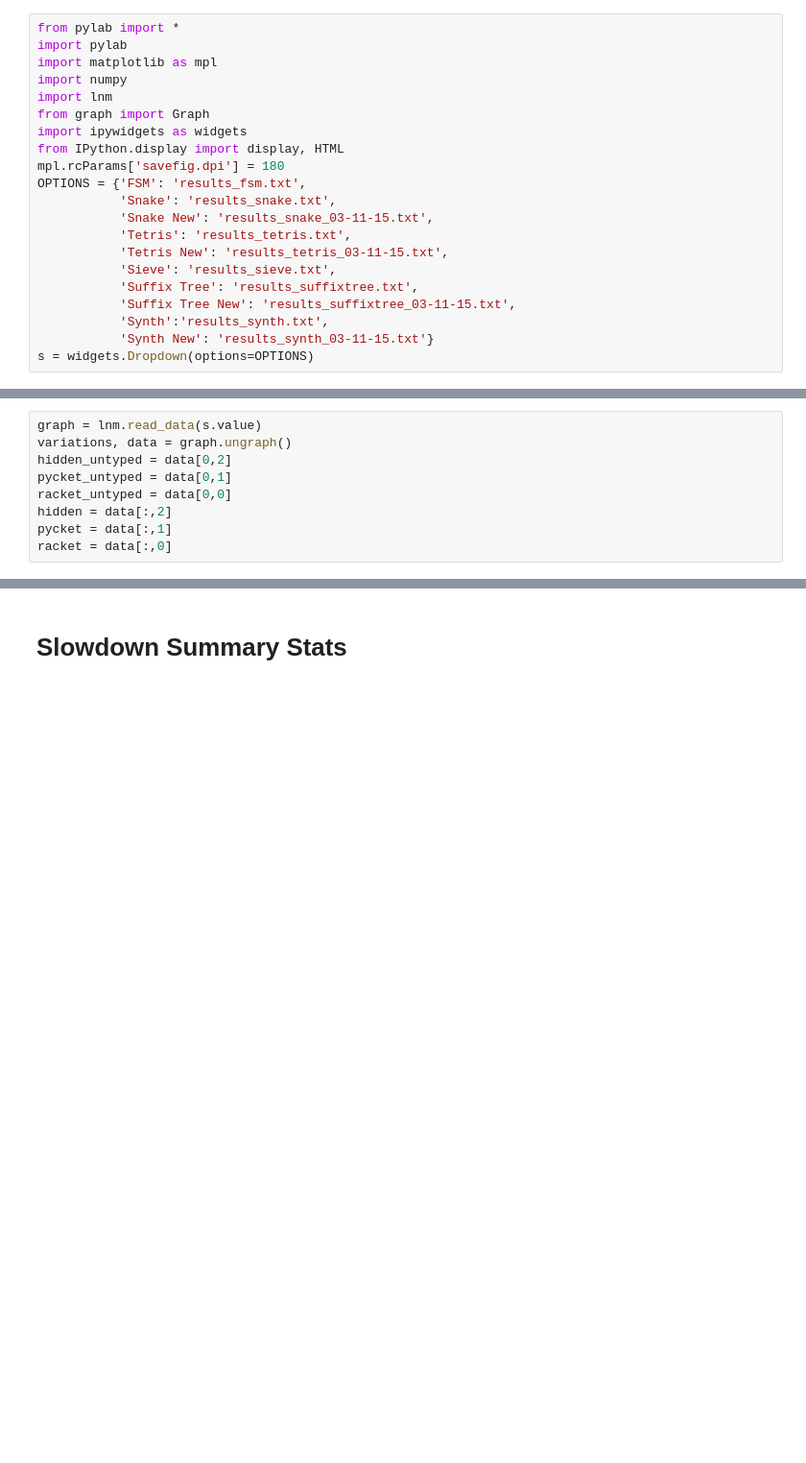
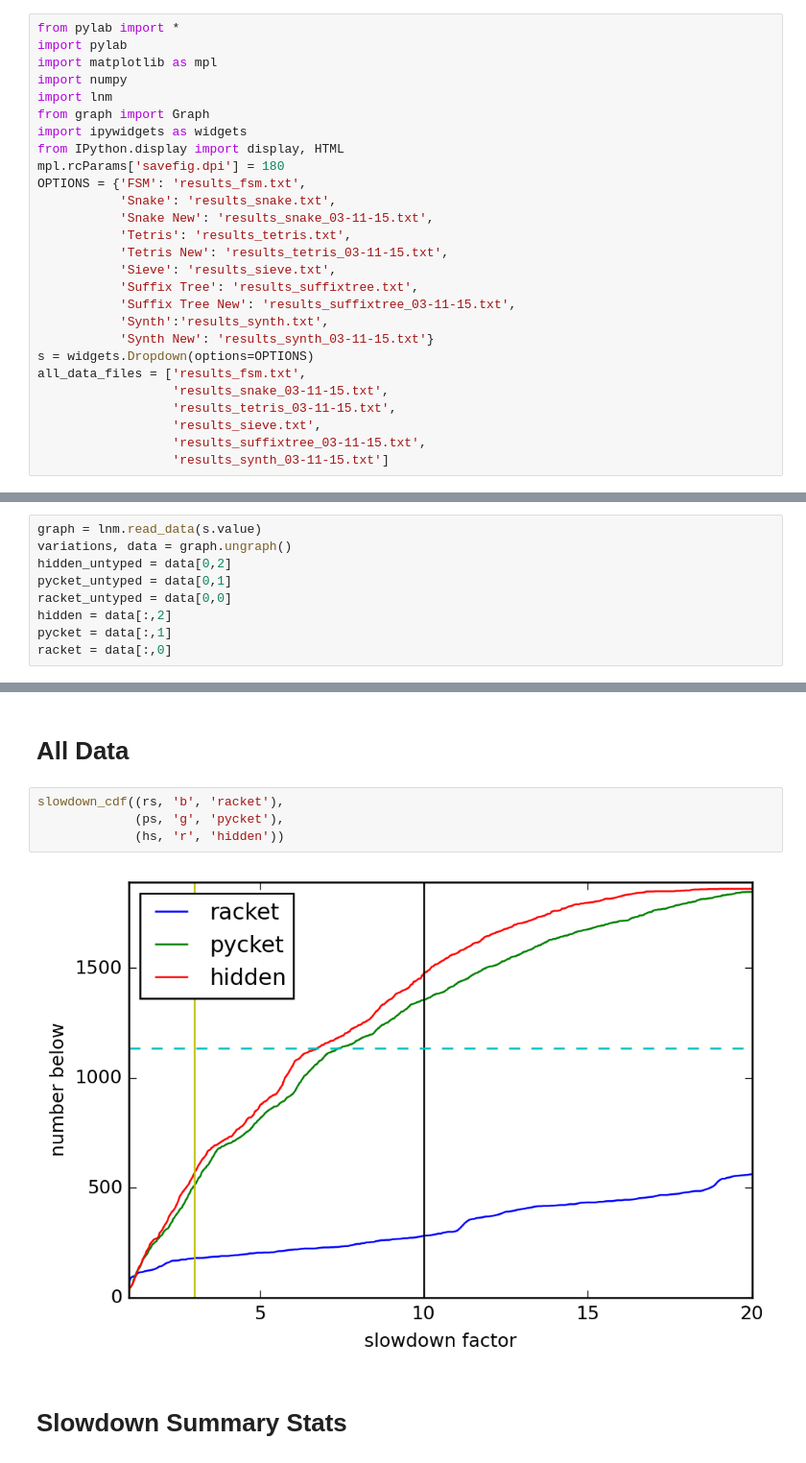
Before and after one commit to sabauma/gradual-typing-timings, a Jupyter notebook: Performance.ipynb, the cells around one changed output, grey strips where cells are left out. Shown at 96% size. Drawn from its saved outputs; the diff is of its cells as text; blank space fills up the shorter version.

```diff
--- a/Performance.ipynb
+++ b/Performance.ipynb
@@ -21,6 +21,12 @@ OPTIONS = {'FSM': 'results_fsm.txt',
            'Synth':'results_synth.txt',
            'Synth New': 'results_synth_03-11-15.txt'}
 s = widgets.Dropdown(options=OPTIONS)
+all_data_files = ['results_fsm.txt',
+                  'results_snake_03-11-15.txt',
+                  'results_tetris_03-11-15.txt',
+                  'results_sieve.txt',
+                  'results_suffixtree_03-11-15.txt',
+                  'results_synth_03-11-15.txt']
 # %%
 display(s)
 # %%
@@ -121,3 +134,11 @@ def compute_lnm_deliverable(slowdown_graph, L):
+# %% [markdown]
+# All Data
+# %%
+slowdown_cdf((rs, 'b', 'racket'),
+             (ps, 'g', 'pycket'),
+             (hs, 'r', 'hidden'))
+# %% [output]
+[figure, added]
 # %% [markdown]
 # Slowdown Summary Stats
 # %%
```
Also changed, not shown: parts of 11 cells of this notebook.
